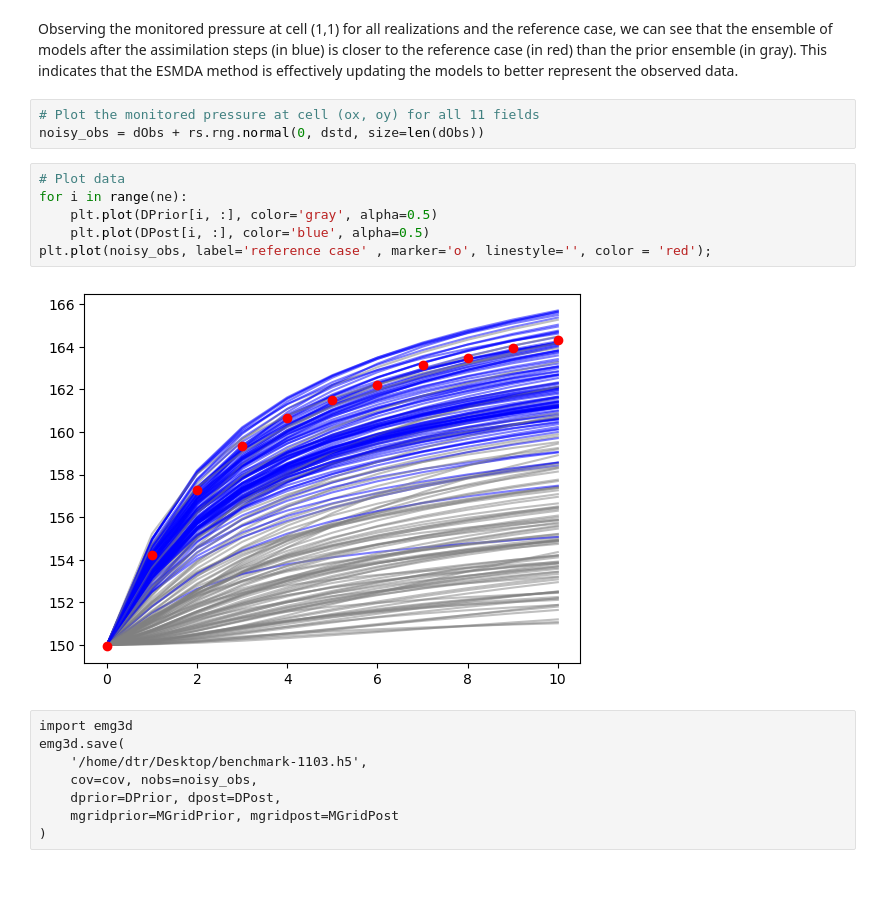
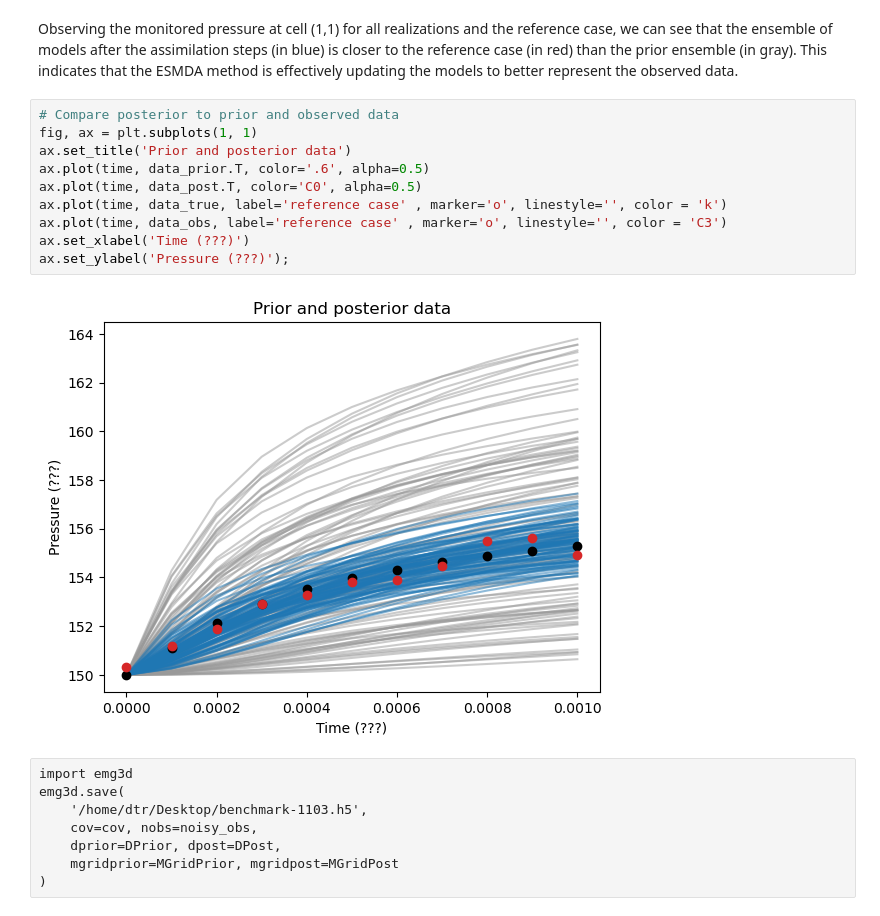
Before and after one commit to tuda-geo/resmda, a Jupyter notebook: notebooks/dev-ESMDA.ipynb, the cells around one changed output. Cells and saved outputs as stored; diff of their text form; blank space fills up the shorter version.

```diff
--- a/notebooks/dev-ESMDA.ipynb
+++ b/notebooks/dev-ESMDA.ipynb
@@ -163,16 +115,17 @@ DPost = RS(np.exp(MGridPost), dt=dt, data=(ox, oy))
 # %% [markdown]
 Observing the monitored pressure at cell (1,1) for all realizations and the reference case, we can see that the ensemble of models after the assimilation steps (in blue) is closer to the reference case (in red) than the prior ensemble (in gray). This indicates that the ESMDA method is effectively updating the models to better represent the observed data.
-# %%
-# Plot the monitored pressure at cell (ox, oy) for all 11 fields
-noisy_obs = dObs + rs.rng.normal(0, dstd, size=len(dObs))
-# %%
-# Plot data
-for i in range(ne):
-    plt.plot(DPrior[i, :], color='gray', alpha=0.5)
-    plt.plot(DPost[i, :], color='blue', alpha=0.5)
-plt.plot(noisy_obs, label='reference case' , marker='o', linestyle='', color = 'red');
-# %% [output]
-[figure, removed]
+# %%
+# Compare posterior to prior and observed data
+fig, ax = plt.subplots(1, 1)
+ax.set_title('Prior and posterior data')
+ax.plot(time, data_prior.T, color='.6', alpha=0.5)
+ax.plot(time, data_post.T, color='C0', alpha=0.5)
+ax.plot(time, data_true, label='reference case' , marker='o', linestyle='', color = 'k')
+ax.plot(time, data_obs, label='reference case' , marker='o', linestyle='', color = 'C3')
+ax.set_xlabel('Time (???)')
+ax.set_ylabel('Pressure (???)');
+# %% [output]
+[figure, added]
 # %% [raw]
 import emg3d
 emg3d.save(
```
Also changed, not shown: parts of 15 cells of this notebook, 1 other file.
